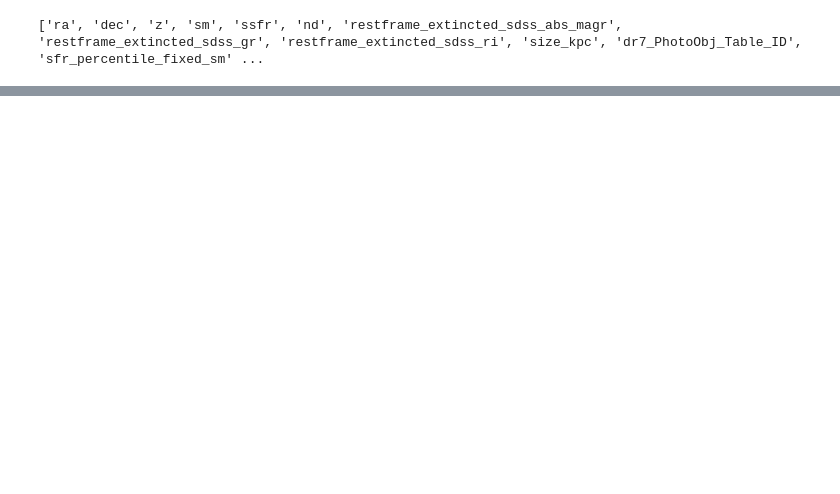
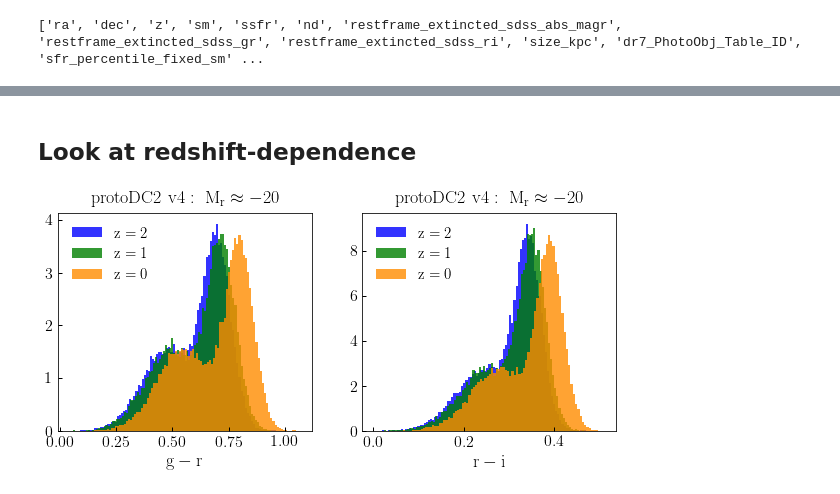
Before and after one commit to LSSTDESC/cosmodc2, a Jupyter notebook: notebooks/gr_ri_dev.ipynb, the cells around one changed output, grey strips where cells are left out. Saved outputs shown, nothing was run; the diff lists cells and outputs as text; code cells hidden in the pictures; blank space fills up the shorter version.

```diff
--- a/notebooks/gr_ri_dev.ipynb
+++ b/notebooks/gr_ri_dev.ipynb
@@ -399,0 +394,39 @@ fig.savefig(figname, bbox_extra_artists=[xlabel3], bbox_inches='tight')
+# %% [markdown]
+## Look at redshift-dependence
+# %%
+
+mock_mask16 = (mock['Mr'] < -15.5) & (mock['Mr'] > -16.5)
+mock_mask17 = (mock['Mr'] < -16.5) & (mock['Mr'] > -17.5)
+mock_mask18 = (mock['Mr'] < -17.5) & (mock['Mr'] > -18.5)
+mock_mask19 = (mock['Mr'] < -18.5) & (mock['Mr'] > -19.5)
+mock_mask20 = (mock['Mr'] < -19.5) & (mock['Mr'] > -20.5)
+mock_mask21 = (mock['Mr'] < -20.5) & (mock['Mr'] > -21.5)
+mock_mask22 = (mock['Mr'] < -21.5) & (mock['Mr'] > -22.5)
+# %%
+fig, (ax1, ax2) = plt.subplots(1, 2, figsize=(10, 4))
+
+__=ax1.hist(mock['gr_z2'][mock_mask20], bins=100, normed=True, alpha=0.8,
+              label=r'${\rm z=2}$', color='blue')
+__=ax1.hist(mock['gr_z1'][mock_mask20], bins=100, normed=True, alpha=0.8,
+              label=r'${\rm z=1}$', color='green')
+__=ax1.hist(mock['gr'][mock_mask20], bins=100, normed=True, alpha=0.8,
+              label=r'${\rm z=0}$', color='darkorange')
+
+__=ax2.hist(mock['ri_z2'][mock_mask20], bins=100, normed=True, alpha=0.8,
+              label=r'${\rm z=2}$', color='blue')
+__=ax2.hist(mock['ri_z1'][mock_mask20], bins=100, normed=True, alpha=0.8,
+              label=r'${\rm z=1}$', color='green')
+__=ax2.hist(mock['ri'][mock_mask20], bins=100, normed=True, alpha=0.8,
+              label=r'${\rm z=0}$', color='darkorange')
+
+title1 = ax1.set_title(r'${\rm protoDC2\ v4:\ M_r \approx -20}$')
+title2 = ax2.set_title(r'${\rm protoDC2\ v4:\ M_r \approx -20}$')
+xlabel1 = ax1.set_xlabel(r'${\rm g-r}$')
+xlabel2 = ax2.set_xlabel(r'${\rm r-i}$')
+legend1 = ax1.legend()
+legend2 = ax2.legend()
+
+figname = 'analytical_colors_redshift_dependence_mr20.pdf'
+fig.savefig(figname, bbox_extra_artists=[xlabel, ylabel], bbox_inches='tight')
+# %% [output]
+[figure, added]
```
Also changed, not shown: parts of 12 cells of this notebook, 1 other file.
